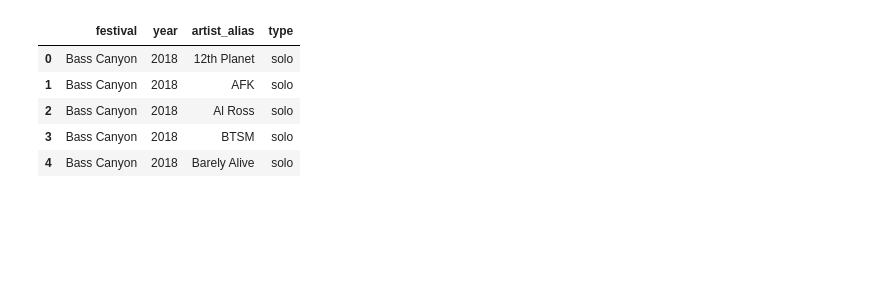
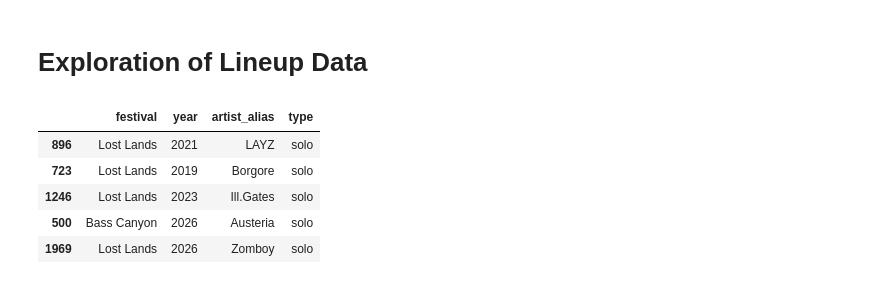
Before and after one commit to KeaganRee/cst499-capstone-lineups, a Jupyter notebook: notebooks/1_data_exploration.ipynb, the cells around one changed output. Drawn from its saved outputs; the diff is of its cells as text; code cells hidden in the pictures; blank space fills up the shorter version.

Commit message:
Started data exploration
Added historical features to prepare for model

```diff
--- a/notebooks/1_data_exploration.ipynb
+++ b/notebooks/1_data_exploration.ipynb
@@ -1,15 +1,17 @@
+# %% [markdown]
+# Exploration of Lineup Data
 # %%
 import pandas as pd
 import matplotlib.pyplot as plt
 import seaborn as sns
 
 lineups = pd.read_csv("../data/processed/lineups_clean.csv")
 
-lineups.sample()
+lineups.sample(5)
 # %% [output]
 |  | festival | year | artist_alias | type |
-| 0 | Bass Canyon | 2018 | 12th Planet | solo |
-| 1 | Bass Canyon | 2018 | AFK | solo |
-| 2 | Bass Canyon | 2018 | Al Ross | solo |
-| 3 | Bass Canyon | 2018 | BTSM | solo |
-| 4 | Bass Canyon | 2018 | Barely Alive | solo |
+| 896 | Lost Lands | 2021 | LAYZ | solo |
+| 723 | Lost Lands | 2019 | Borgore | solo |
+| 1246 | Lost Lands | 2023 | Ill.Gates | solo |
+| 500 | Bass Canyon | 2026 | Austeria | solo |
+| 1969 | Lost Lands | 2026 | Zomboy | solo |
```
Also changed, not shown: parts of 2 cells of this notebook, 2 other files.
